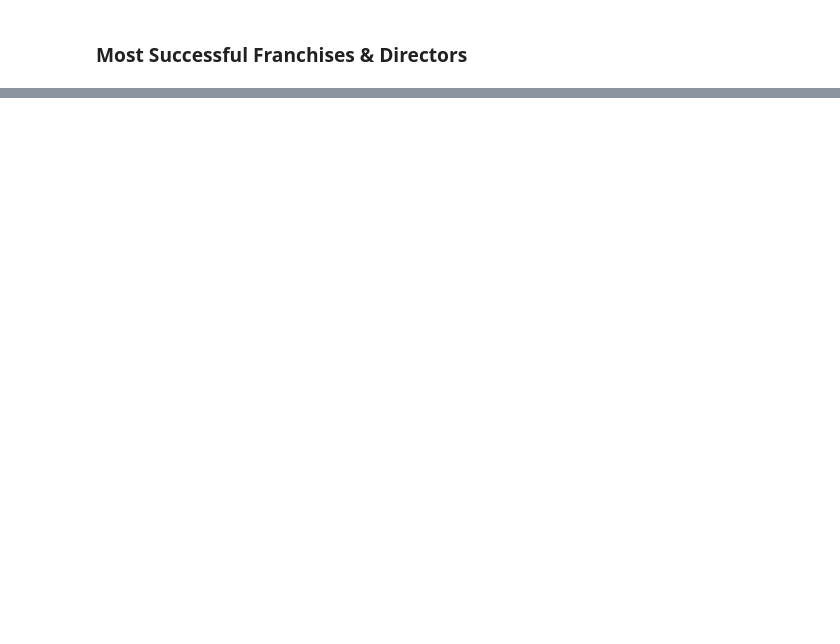
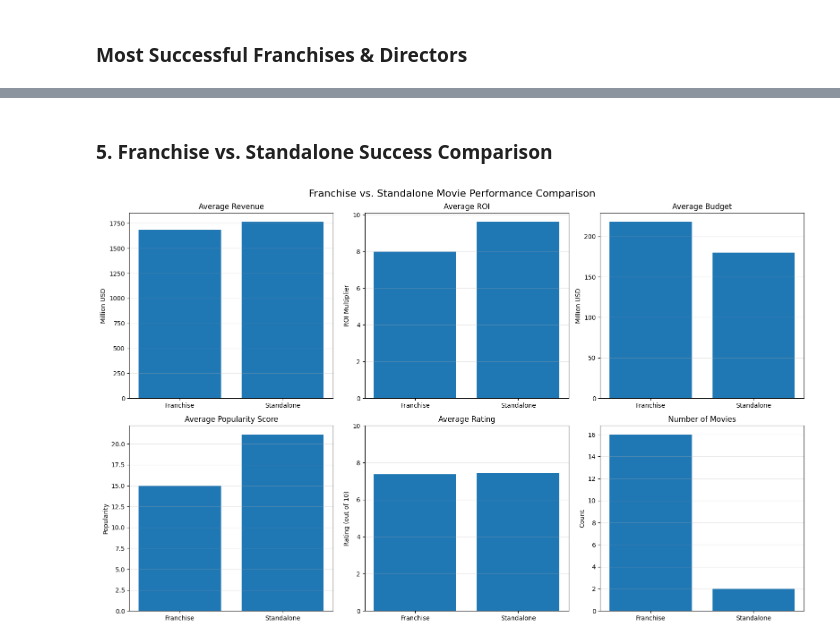
Before and after one commit to manaf-dev/tmdb-movie-data-analysis, a Jupyter notebook: notebooks/TMDB_Movie_Analysis.ipynb, the cells around one changed output, grey strips where cells are left out. Drawn from its saved outputs; the diff is of its cells as text; code cells hidden in the pictures; blank space fills up the shorter version.

```diff
--- a/notebooks/TMDB_Movie_Analysis.ipynb
+++ b/notebooks/TMDB_Movie_Analysis.ipynb
@@ -413,0 +535,67 @@ director_performance.sort_values(by=["Total Movies", "Total Revenue"], ascending
+# %% [markdown]
+### 5. Franchise vs. Standalone Success Comparison
+# %%
+# Prepare comparison data
+comparison_metrics = {
+    'Mean Revenue': [franchise_mean_revenue, standalone_mean_revenue],
+    'Mean ROI': [franchise_mean_roi, standalone_mean_roi],
+    'Mean Budget': [franchise_mean_budget, standalone_mean_budget],
+    'Mean Popularity': [franchise_mean_popularity, standalone_mean_popularity],
+    'Mean Rating': [franchise_mean_rating, standalone_mean_rating]
+}
+
+categories = ['Franchise', 'Standalone']
+
+# Create subplots
+fig, axes = plt.subplots(2, 3, figsize=(16, 10))
+fig.suptitle('Franchise vs. Standalone Movie Performance Comparison', fontsize=16)
+
+# Plot 1: Mean Revenue
+axes[0, 0].bar(categories, comparison_metrics['Mean Revenue'])
+axes[0, 0].set_title('Average Revenue')
+axes[0, 0].set_ylabel('Million USD')
+axes[0, 0].grid(True, axis='y', alpha=0.3)
+
+
+# Plot 2: Mean ROI
+axes[0, 1].bar(categories, comparison_metrics['Mean ROI'])
+axes[0, 1].set_title('Average ROI')
+axes[0, 1].set_ylabel('ROI Multiplier')
+axes[0, 1].grid(True, axis='y', alpha=0.3)
+
+
+# Plot 3: Mean Budget
+axes[0, 2].bar(categories, comparison_metrics['Mean Budget'])
+axes[0, 2].set_title('Average Budget')
+axes[0, 2].set_ylabel('Million USD')
+axes[0, 2].grid(True, axis='y', alpha=0.3)
+
+
+# Plot 4: Mean Popularity
+axes[1, 0].bar(categories, comparison_metrics['Mean Popularity'])
+axes[1, 0].set_title('Average Popularity Score')
+axes[1, 0].set_ylabel('Popularity')
+axes[1, 0].grid(True, axis='y', alpha=0.3)
+
+
+# Plot 5: Mean Rating
+axes[1, 1].bar(categories, comparison_metrics['Mean Rating'])
+axes[1, 1].set_title('Average Rating')
+axes[1, 1].set_ylabel('Rating (out of 10)')
+axes[1, 1].set_ylim(0, 10)
+axes[1, 1].grid(True, axis='y', alpha=0.3)
+
+# Plot 6: Movie Count Comparison
+movie_counts = [len(franchise_movies), len(standalone_movies)]
+axes[1, 2].bar(categories, movie_counts)
+axes[1, 2].set_title('Number of Movies')
+axes[1, 2].set_ylabel('Count')
+axes[1, 2].grid(True, axis='y', alpha=0.3)
+
+
+plt.tight_layout()
+plt.show()
+
+# summary table
+# %% [output]
+[figure, added]
```
Also changed, not shown: parts of 15 cells of this notebook.
